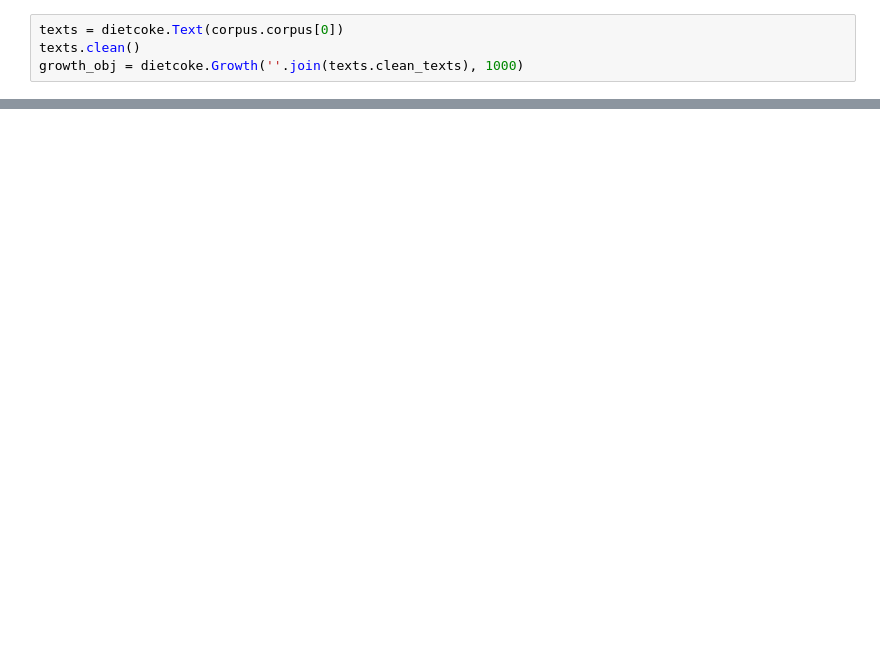
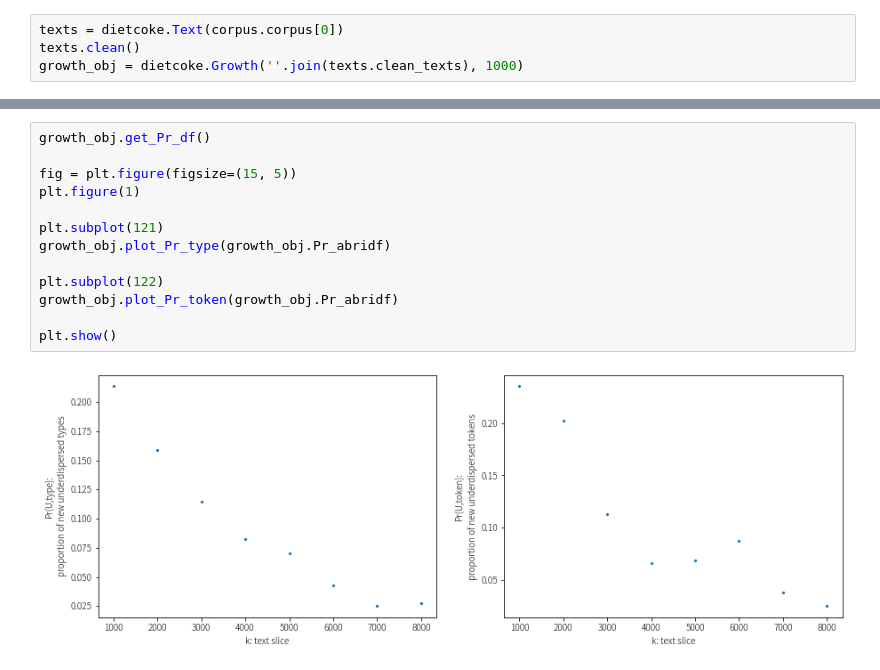
Before and after one commit to lopentu/cck, a Jupyter notebook: etc/vocab_growth.ipynb, the cells around one changed output, grey strips where cells are left out. Cells and saved outputs as stored; diff of their text form; blank space fills up the shorter version.

```diff
--- a/etc/vocab_growth.ipynb
+++ b/etc/vocab_growth.ipynb
@@ -116,0 +93,15 @@ plt.show()
+# %%
+growth_obj.get_Pr_df()
+
+fig = plt.figure(figsize=(15, 5))
+plt.figure(1)
+
+plt.subplot(121)
+growth_obj.plot_Pr_type(growth_obj.Pr_abridf)
+
+plt.subplot(122)
+growth_obj.plot_Pr_token(growth_obj.Pr_abridf)
+
+plt.show()
+# %% [output]
+[figure, added]
```
Also changed, not shown: parts of 19 cells of this notebook, 1 other file.
